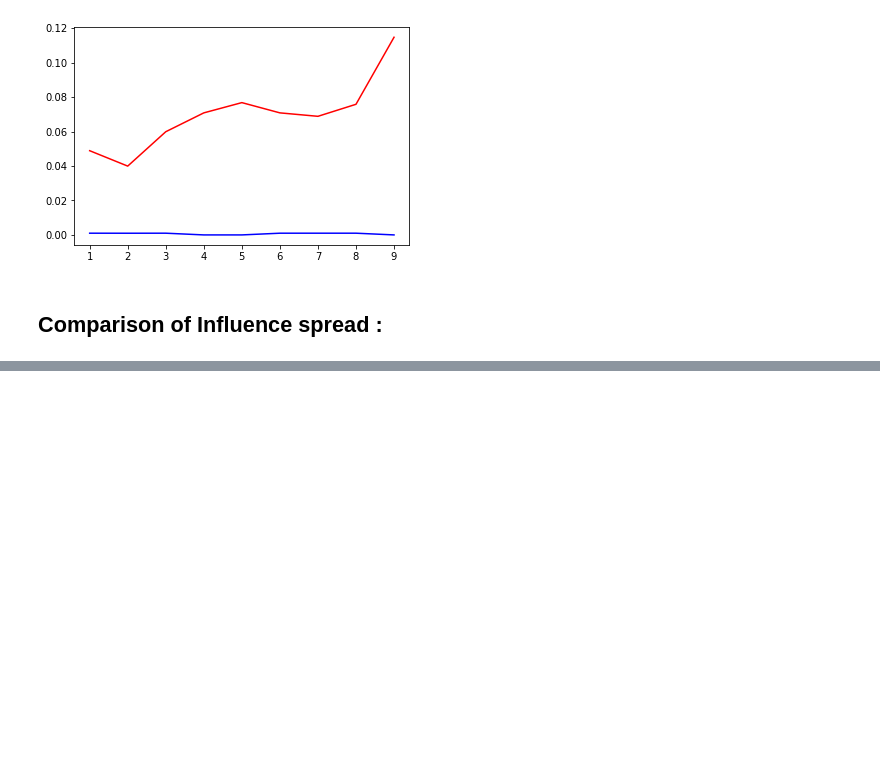
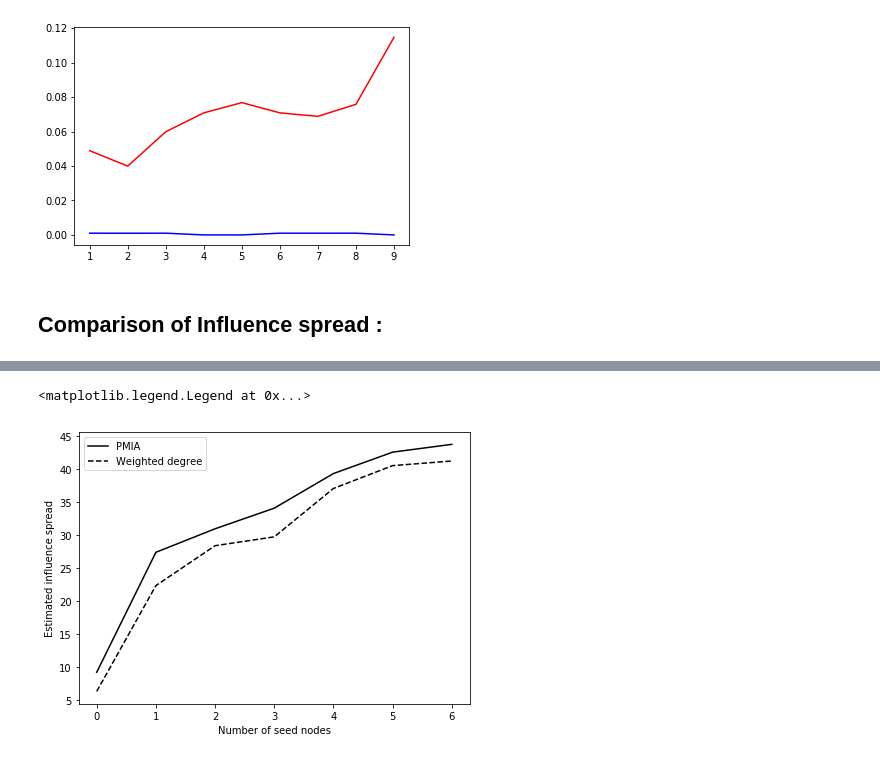
Before and after one commit to hugcis/graph_nets-IM, a Jupyter notebook: pmia_vs_maxdegree.ipynb, the cells around one changed output, grey strips where cells are left out. Cells and saved outputs as stored; diff of their text form; code cells hidden in the pictures; blank space fills up the shorter version.

Commit message:
Add function to compute influence spread

```diff
--- a/pmia_vs_maxdegree.ipynb
+++ b/pmia_vs_maxdegree.ipynb
@@ -61,0 +86,18 @@ plt.show()
+# %%
+pmia_inf = []
+max_deg_inf = []
+for i in tqdm(range(1, 20, 3)):
+    path_pmia = pmia(graph, i, theta, tqdm_function=tqdm)
+    path_maxdegree=degreeHeuristic(graph, i)
+
+    pmia_inf_i = []
+    max_deg_inf_i = []
+    for _ in range(50):
+        for edge in graph.edges:
+            graph.edges[edge]['on'] = random.random() < graph.edges[edge]['transition_proba']
+
+        pmia_inf_i.append(compute_influence(graph, path_pmia))
+        max_deg_inf_i.append(compute_influence(graph, path_maxdegree))
+
+    pmia_inf.append(np.mean(pmia_inf_i))
+    max_deg_inf.append(np.mean(max_deg_inf_i))
@@ -61,0 +106,10 @@ plt.show()
+# %%
+fig, ax = plt.subplots(figsize=(7, 5))
+plt.plot(pmia_inf,  'k-', label="PMIA")
+plt.plot(max_deg_inf, 'k--', label="Weighted degree")
+plt.xlabel("Number of seed nodes")
+plt.ylabel("Estimated influence spread")
+plt.legend()
+# %% [output]
+<matplotlib.legend.Legend at 0x...>
+[figure, added]
```
Also changed, not shown: parts of 6 cells of this notebook.
